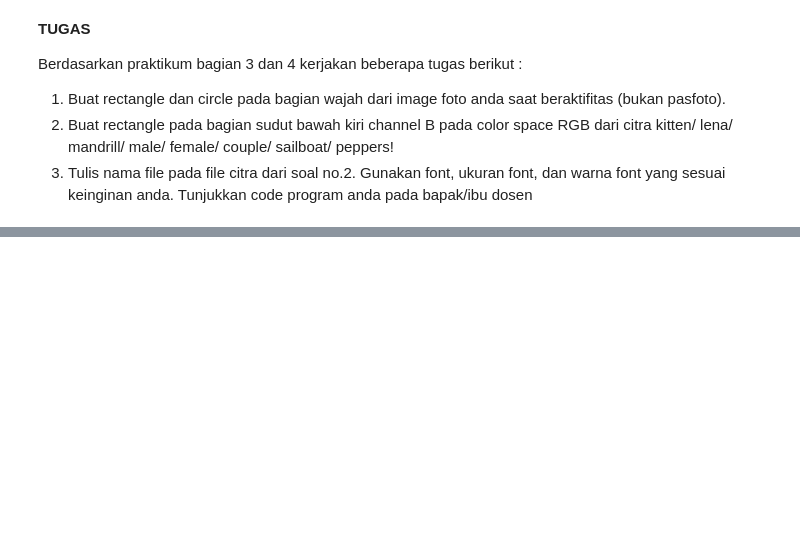
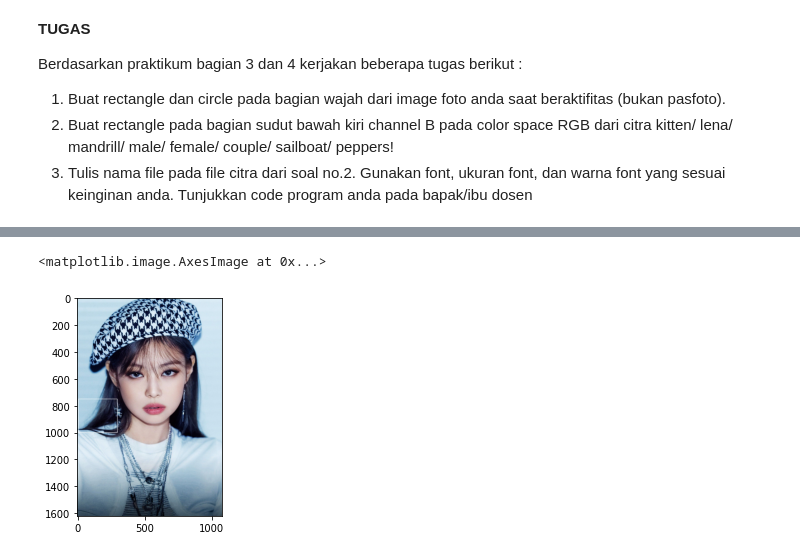
Before and after one commit to lilipolinema/PCVK_Genap_2021, a Jupyter notebook: Week2.ipynb, the cells around one changed output, grey strips where cells are left out. Cells and saved outputs as stored; diff of their text form; code cells hidden in the pictures; blank space fills up the shorter version.

```diff
--- a/Week2.ipynb
+++ b/Week2.ipynb
@@ -248,0 +281,6 @@ Tunjukkan code program anda pada bapak/ibu dosen
+# %%
+cv.rectangle(female, pt1=(300,750),pt2=(10,1000),color=(255,255,255),thickness=2)
+plt.imshow(female)
+# %% [output]
+<matplotlib.image.AxesImage at 0x...>
+[figure, added]
```
Also changed, not shown: parts of 11 cells of this notebook.
